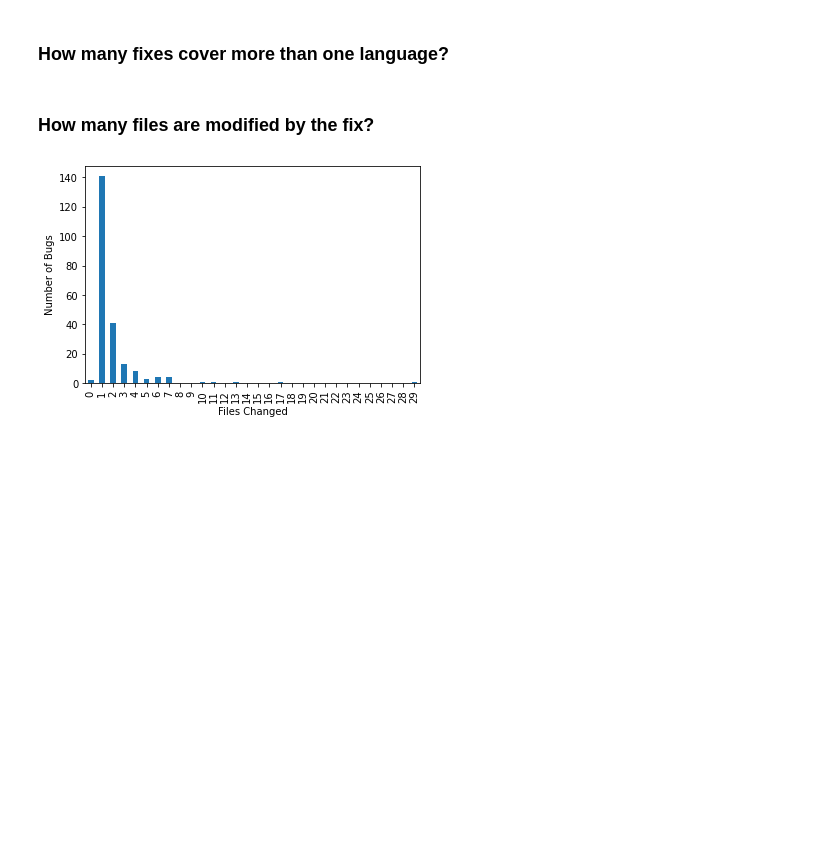
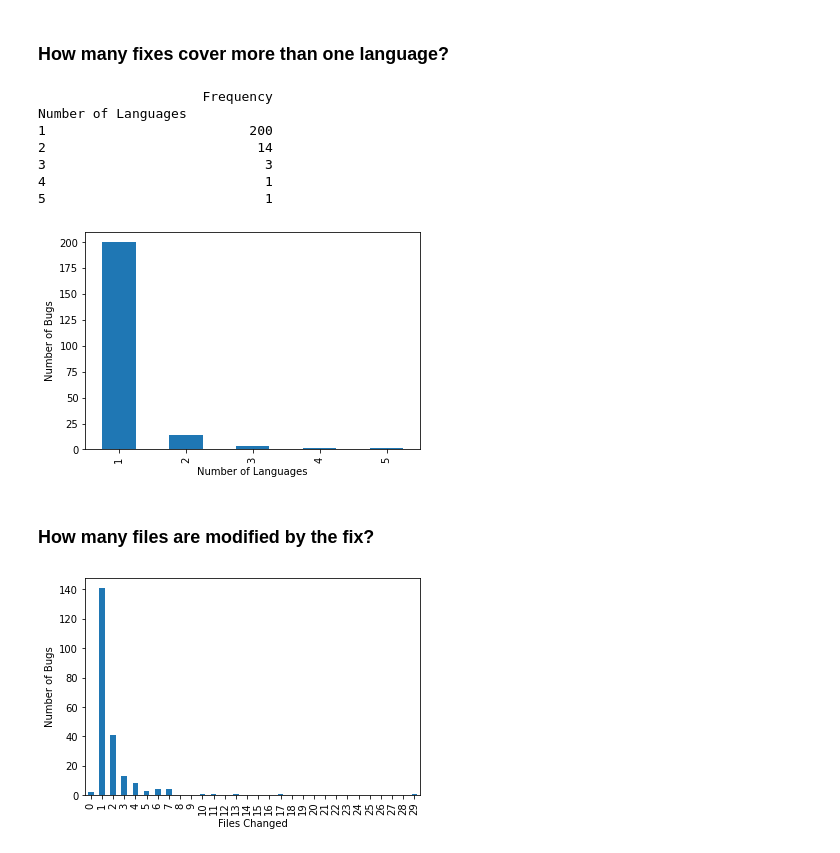
Before and after one commit to robust-rosin/robust, a Jupyter notebook: notebooks/robust.ipynb, the cells around one changed output. Drawn from its saved outputs; the diff is of its cells as text; code cells hidden in the pictures; blank space fills up the shorter version.

```diff
--- a/notebooks/robust.ipynb
+++ b/notebooks/robust.ipynb
@@ -68,3 +70,36 @@ language_vs_number_of_bugs()
+# %%
+def number_of_languages_in_fix() -> None:
+    tally = collections.Counter()
+    for bug_description in DATASET.values():
+        languages = set()
+        for language in (bug_description.fix.languages or []):
+            languages.add(normalize_language(language))
+        num_languages = len(languages)
+
+        # ignore bugs without a fix
+        if num_languages > 0:
+            tally[num_languages] += 1
+
+    # put the x-axis labels in the correct order
+    ordered_tally = collections.Counter()
+    for num_languages in sorted(tally):
+        ordered_tally[num_languages] = tally[num_languages]
+
+    df = counter_to_df(ordered_tally, 'Number of Languages')
+    df.plot(kind='bar', ylabel='Number of Bugs', legend=False)
+    print(df)
+
+
+number_of_languages_in_fix()
+# %% [output]
+                     Frequency
+Number of Languages
+1                          200
+2                           14
+3                            3
+4                            1
+5                            1
+[figure, added]
 # %% [markdown]
 ### How many files are modified by the fix?
 # %%
```
Also changed, not shown: parts of 5 cells of this notebook.
